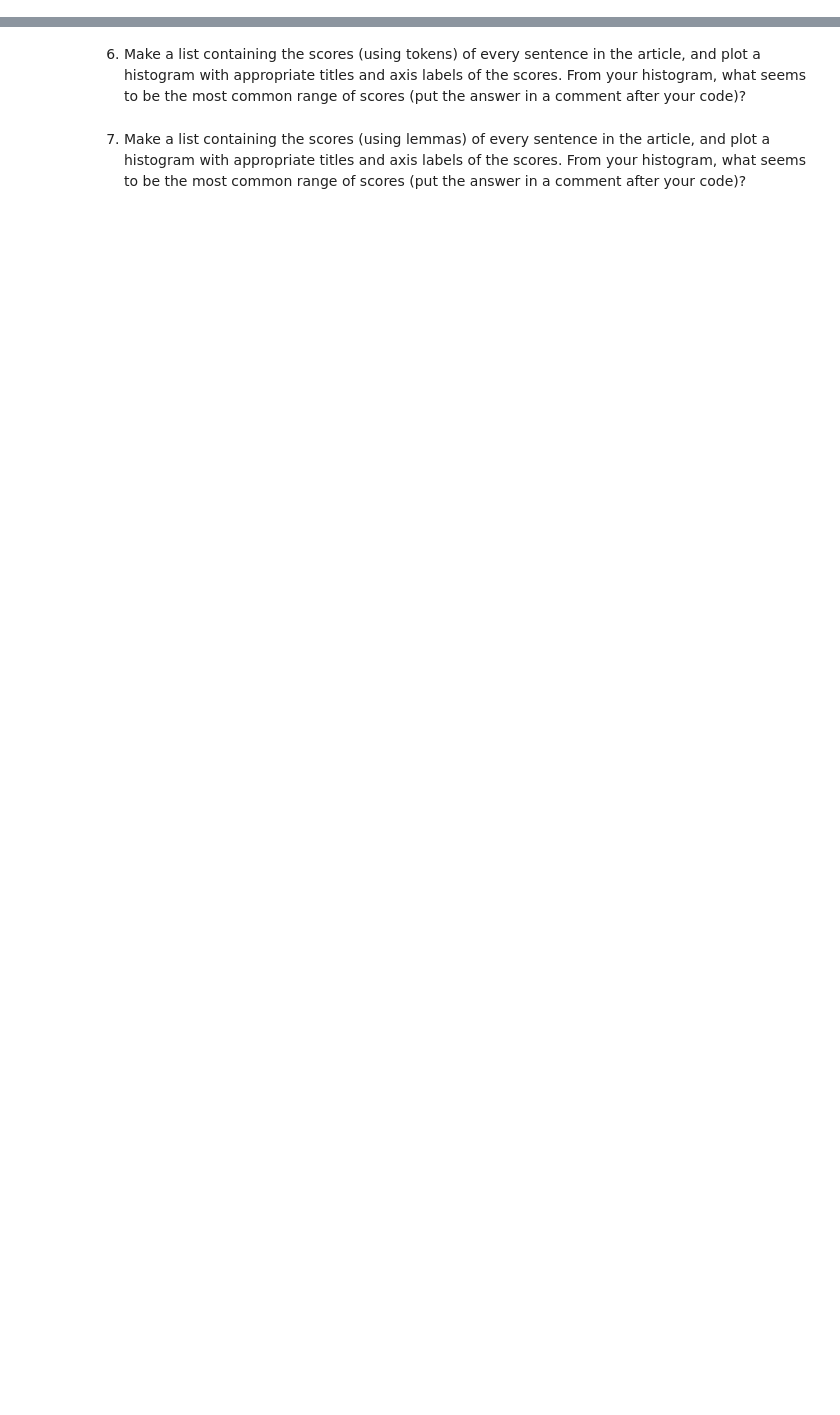
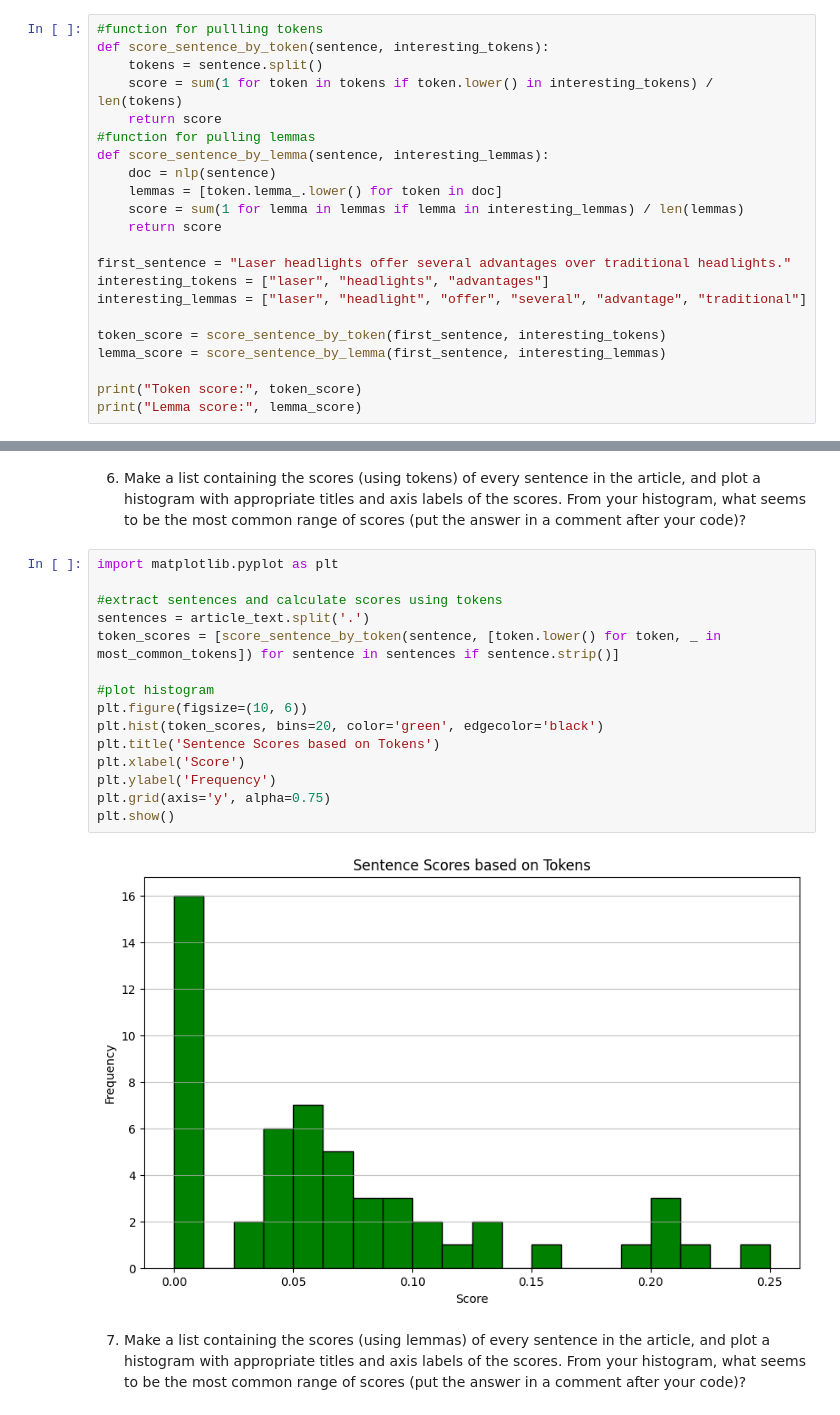
Before and after one commit to Keyoungg2/Web-Scraping, a Jupyter notebook: web-scraping.ipynb, the cells around one changed output, grey strips where cells are left out. Saved outputs shown, nothing was run; the diff lists cells and outputs as text; blank space fills up the shorter version.

```diff
--- a/web-scraping.ipynb
+++ b/web-scraping.ipynb
@@ -47,0 +202,22 @@ You may find some of the code from the in class notes useful; feel free to use m
+# %%
+#function for pullling tokens
+def score_sentence_by_token(sentence, interesting_tokens):
+    tokens = sentence.split()
+    score = sum(1 for token in tokens if token.lower() in interesting_tokens) / len(tokens)
+    return score
+#function for pulling lemmas
+def score_sentence_by_lemma(sentence, interesting_lemmas):
+    doc = nlp(sentence)
+    lemmas = [token.lemma_.lower() for token in doc]
+    score = sum(1 for lemma in lemmas if lemma in interesting_lemmas) / len(lemmas)
+    return score
+
+first_sentence = "Laser headlights offer several advantages over traditional headlights."
+interesting_tokens = ["laser", "headlights", "advantages"]
+interesting_lemmas = ["laser", "headlight", "offer", "several", "advantage", "traditional"]
+
+token_score = score_sentence_by_token(first_sentence, interesting_tokens)
+lemma_score = score_sentence_by_lemma(first_sentence, interesting_lemmas)
+
+print("Token score:", token_score)
+print("Lemma score:", lemma_score)
@@ -48,4 +227,21 @@ You may find some of the code from the in class notes useful; feel free to use m
 # %% [markdown]
 6. Make a list containing the scores (using tokens) of every sentence in the article, and plot a histogram with appropriate titles and axis labels of the scores. From your histogram, what seems to be the most common range of scores (put the answer in a comment after your code)?
+# %%
+import matplotlib.pyplot as plt
+
+#extract sentences and calculate scores using tokens
+sentences = article_text.split('.')
+token_scores = [score_sentence_by_token(sentence, [token.lower() for token, _ in most_common_tokens]) for sentence in sentences if sentence.strip()]
+
+#plot histogram
+plt.figure(figsize=(10, 6))
+plt.hist(token_scores, bins=20, color='green', edgecolor='black')
+plt.title('Sentence Scores based on Tokens')
+plt.xlabel('Score')
+plt.ylabel('Frequency')
+plt.grid(axis='y', alpha=0.75)
+plt.show()
+# %% [output]
+[figure, added]
 # %% [markdown]
 7. Make a list containing the scores (using lemmas) of every sentence in the article, and plot a histogram with appropriate titles and axis labels of the scores.  From your histogram, what seems to be the most common range of scores (put the answer in a comment after your code)?
```
Also changed, not shown: parts of 16 cells of this notebook, 1 other file.
